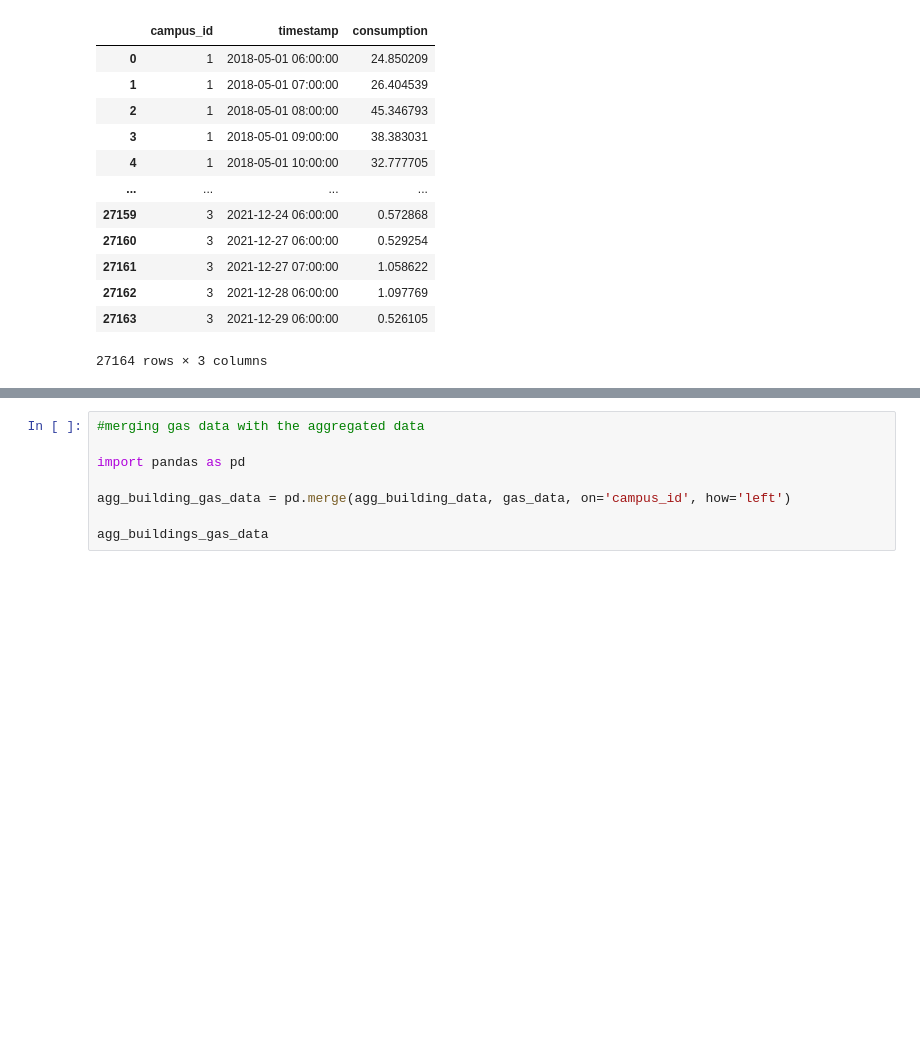
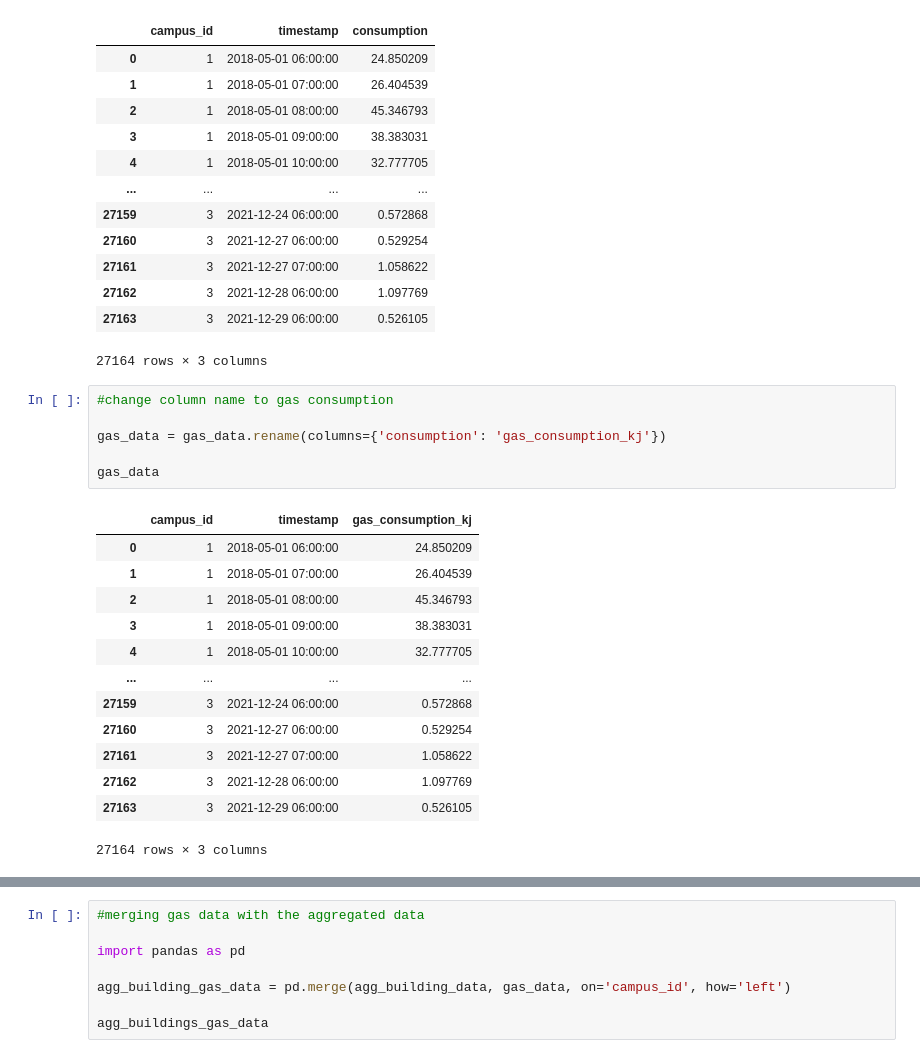
Before and after one commit to e-thorbeck/campus_emissions, a Jupyter notebook: unicon_initial_explore.ipynb, the cells around one changed output, grey strips where cells are left out. Drawn from its saved outputs; the diff is of its cells as text; blank space fills up the shorter version.

```diff
--- a/unicon_initial_explore.ipynb
+++ b/unicon_initial_explore.ipynb
@@ -1167,3 +1179,23 @@ gas_data
 | 27162 | 3 | 2021-12-28 06:00:00 | 1.097769 |
 | 27163 | 3 | 2021-12-29 06:00:00 | 0.526105 |
 27164 rows × 3 columns
+# %%
+#change column name to gas consumption
+
+gas_data = gas_data.rename(columns={'consumption': 'gas_consumption_kj'})
+
+gas_data
+# %% [output]
+|  | campus_id | timestamp | gas_consumption_kj |
+| 0 | 1 | 2018-05-01 06:00:00 | 24.850209 |
+| 1 | 1 | 2018-05-01 07:00:00 | 26.404539 |
+| 2 | 1 | 2018-05-01 08:00:00 | 45.346793 |
+| 3 | 1 | 2018-05-01 09:00:00 | 38.383031 |
+| 4 | 1 | 2018-05-01 10:00:00 | 32.777705 |
+| ... | ... | ... | ... |
+| 27159 | 3 | 2021-12-24 06:00:00 | 0.572868 |
+| 27160 | 3 | 2021-12-27 06:00:00 | 0.529254 |
+| 27161 | 3 | 2021-12-27 07:00:00 | 1.058622 |
+| 27162 | 3 | 2021-12-28 06:00:00 | 1.097769 |
+| 27163 | 3 | 2021-12-29 06:00:00 | 0.526105 |
+27164 rows × 3 columns
```
Also changed, not shown: parts of 4 cells of this notebook.
